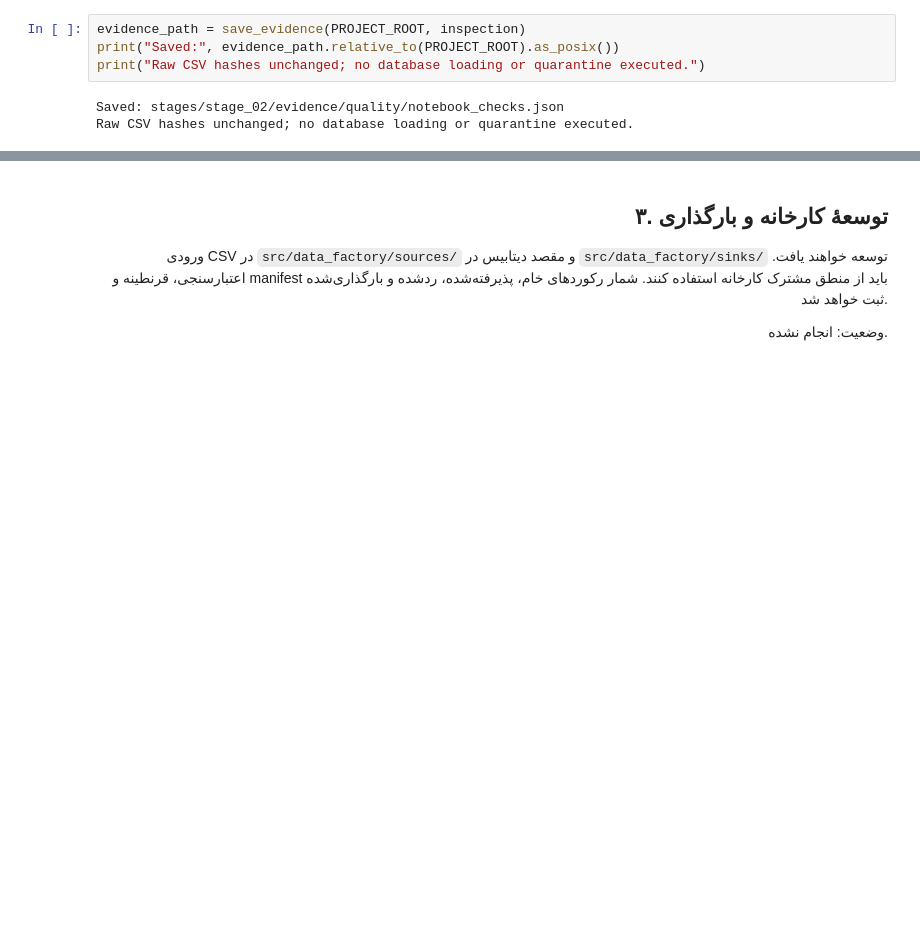
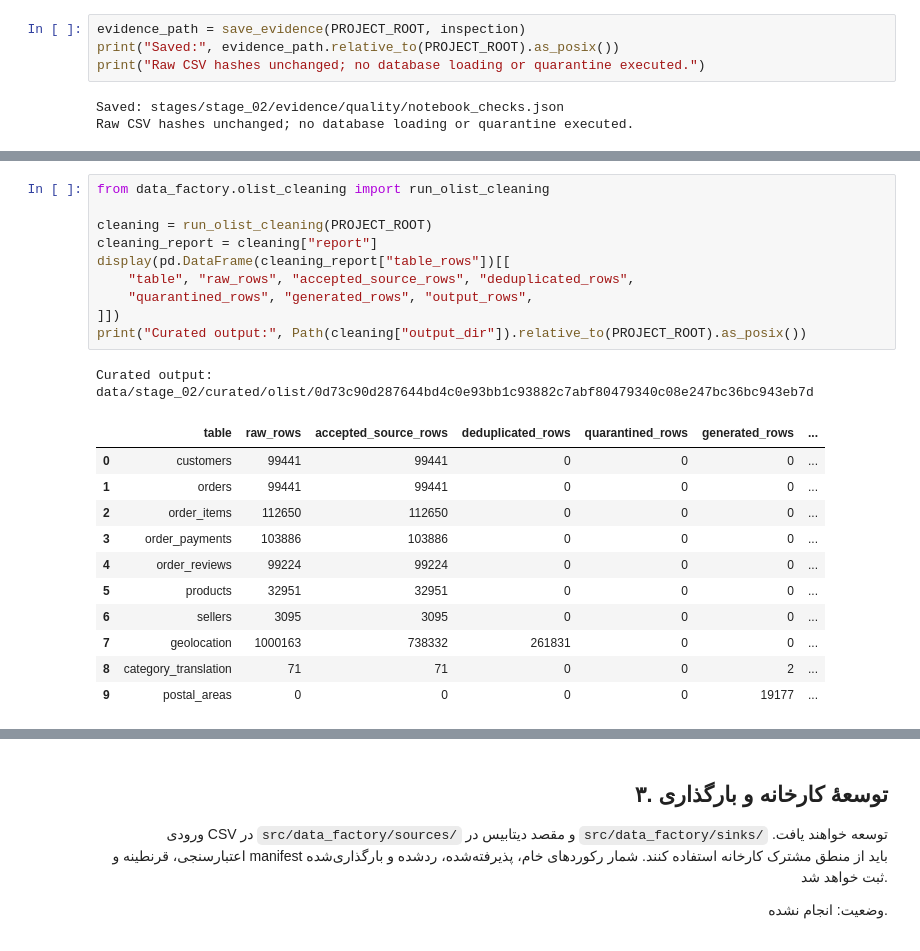
Before and after one commit to Ehsan-soveyzi/data_factory, a Jupyter notebook: stages/stage_02/solution.ipynb, the cells around one changed output, grey strips where cells are left out. Saved outputs shown, nothing was run; the diff lists cells and outputs as text; blank space fills up the shorter version.

```diff
--- a/stages/stage_02/solution.ipynb
+++ b/stages/stage_02/solution.ipynb
@@ -539,0 +551,23 @@ Raw CSV hashes unchanged; no database loading or quarantine executed.
+# %%
+from data_factory.olist_cleaning import run_olist_cleaning
+
+cleaning = run_olist_cleaning(PROJECT_ROOT)
+cleaning_report = cleaning["report"]
+display(pd.DataFrame(cleaning_report["table_rows"])[[
+    "table", "raw_rows", "accepted_source_rows", "deduplicated_rows",
+    "quarantined_rows", "generated_rows", "output_rows",
+]])
+print("Curated output:", Path(cleaning["output_dir"]).relative_to(PROJECT_ROOT).as_posix())
+# %% [output]
+Curated output: data/stage_02/curated/olist/0d73c90d287644bd4c0e93bb1c93882c7abf80479340c08e247bc36bc943eb7d
+|  | table | raw_rows | accepted_source_rows | deduplicated_rows | quarantined_rows | generated_rows | ... |
+| 0 | customers | 99441 | 99441 | 0 | 0 | 0 | ... |
+| 1 | orders | 99441 | 99441 | 0 | 0 | 0 | ... |
+| 2 | order_items | 112650 | 112650 | 0 | 0 | 0 | ... |
+| 3 | order_payments | 103886 | 103886 | 0 | 0 | 0 | ... |
+| 4 | order_reviews | 99224 | 99224 | 0 | 0 | 0 | ... |
+| 5 | products | 32951 | 32951 | 0 | 0 | 0 | ... |
+| 6 | sellers | 3095 | 3095 | 0 | 0 | 0 | ... |
+| 7 | geolocation | 1000163 | 738332 | 261831 | 0 | 0 | ... |
+| 8 | category_translation | 71 | 71 | 0 | 0 | 2 | ... |
+| 9 | postal_areas | 0 | 0 | 0 | 0 | 19177 | ... |
```
Also changed, not shown: parts of 20 cells of this notebook, 12 other files.
